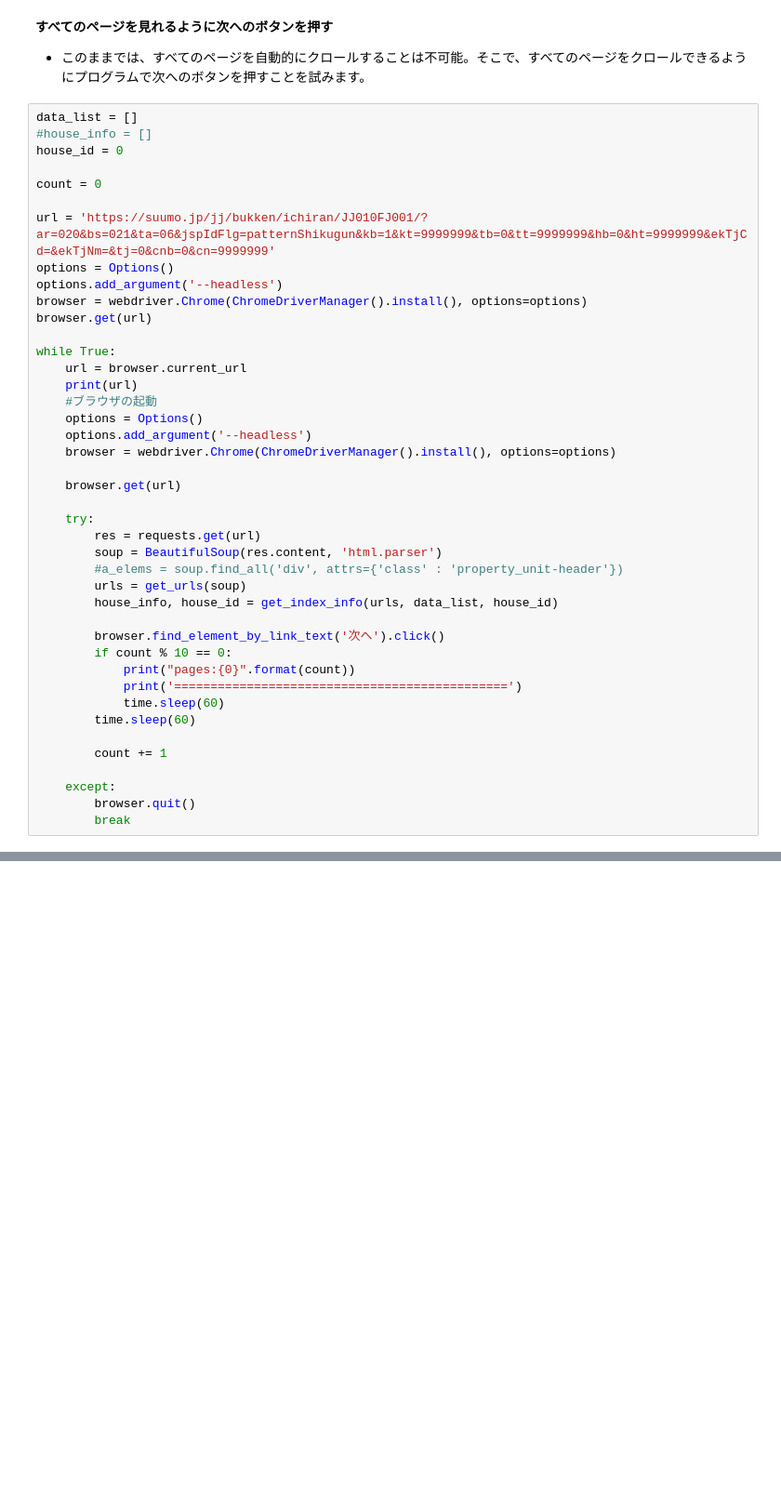
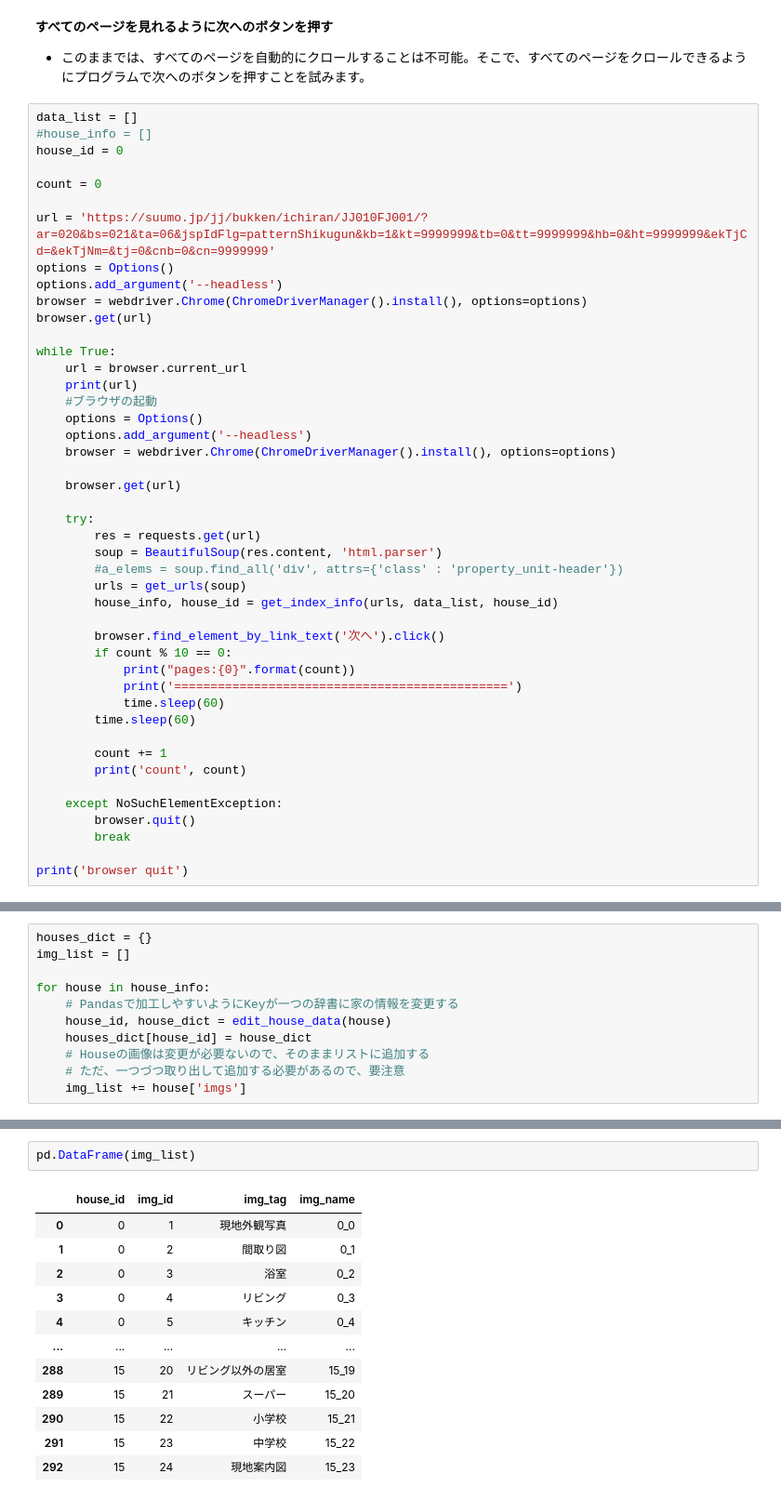
Before and after one commit to murakamixi/-jalan_suumo_scraping, a Jupyter notebook: SUUMO_gaikann .ipynb, the cells around one changed output, grey strips where cells are left out. Shown: that part at 93% size. Cells and saved outputs as stored; diff of their text form; blank space fills up the shorter version.

```diff
--- a/SUUMO_gaikann .ipynb
+++ b/SUUMO_gaikann .ipynb
@@ -237,10 +245,13 @@ while True:
         time.sleep(60)
 
         count += 1
+        print('count', count)
 
-    except:
+    except NoSuchElementException:
         browser.quit()
         break
+
+print('browser quit')
 # %% [output]
 ====== WebDriver manager ======
 Current google-chrome version is 91.0.4472
@@ -257,0 +331,11 @@ house_info
+# %%
+houses_dict = {}
+img_list = []
+
+for house in house_info:
+    # Pandasで加工しやすいようにKeyが一つの辞書に家の情報を変更する
+    house_id, house_dict = edit_house_data(house)
+    houses_dict[house_id] = house_dict
+    # Houseの画像は変更が必要ないので、そのままリストに追加する
+    # ただ、一つづつ取り出して追加する必要があるので、要注意
+    img_list += house['imgs']
@@ -257,0 +360,15 @@ house_info
+# %%
+pd.DataFrame(img_list)
+# %% [output]
+|  | house_id | img_id | img_tag | img_name |
+| 0 | 0 | 1 | 現地外観写真 | 0_0 |
+| 1 | 0 | 2 | 間取り図 | 0_1 |
+| 2 | 0 | 3 | 浴室 | 0_2 |
+| 3 | 0 | 4 | リビング | 0_3 |
+| 4 | 0 | 5 | キッチン | 0_4 |
+| ... | ... | ... | ... | ... |
+| 288 | 15 | 20 | リビング以外の居室 | 15_19 |
+| 289 | 15 | 21 | スーパー | 15_20 |
+| 290 | 15 | 22 | 小学校 | 15_21 |
+| 291 | 15 | 23 | 中学校 | 15_22 |
+| 292 | 15 | 24 | 現地案内図 | 15_23 |
```
Also changed, not shown: parts of 9 cells of this notebook.
